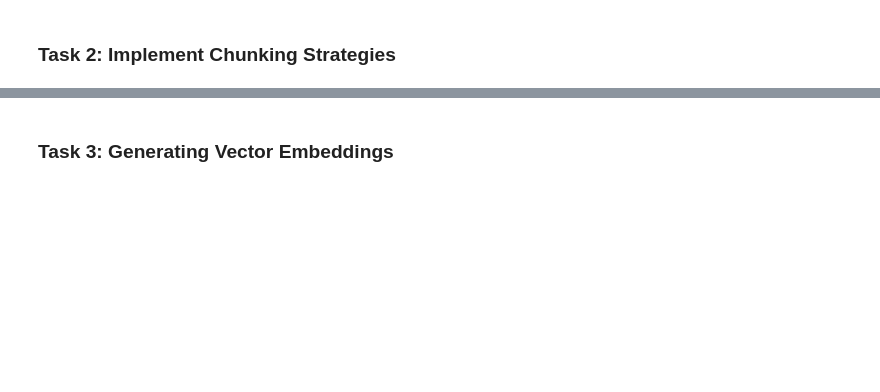
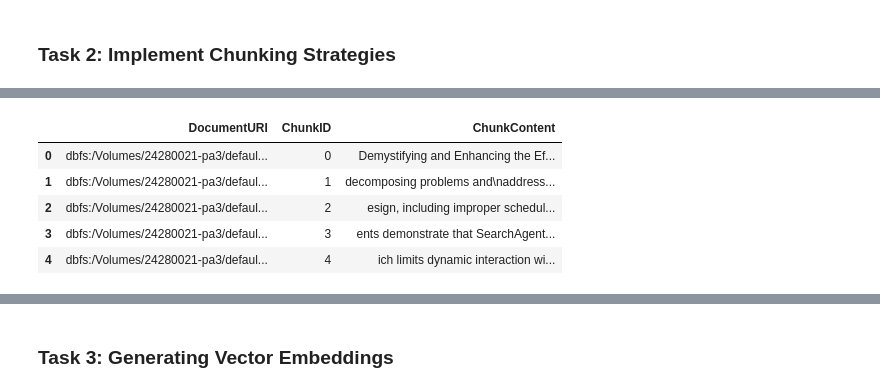
Before and after one commit to mariyamali4/cs5305, a Jupyter notebook: PA3/24280021_pa3.ipynb, the cells around one changed output, grey strips where cells are left out. Saved outputs shown, nothing was run; the diff lists cells and outputs as text; code cells hidden in the pictures; blank space fills up the shorter version.

```diff
--- a/PA3/24280021_pa3.ipynb
+++ b/PA3/24280021_pa3.ipynb
@@ -347,0 +371,3 @@ class MySemanticSplitter:
+# %%
+db_text = spark.sql("SELECT Content FROM `24280021-pa3`.knowledge_base_data.knowledge_base").collect()
+db_text
@@ -347,0 +378,8 @@ class MySemanticSplitter:
+# %%
+text_splitter = MyTextSplitter(chunk_size=512, chunk_overlap=50)
+
+all_chunks = []
+for row in db_text:
+    row_chunks = text_splitter.split_text(row.Content)
+    all_chunks.extend(row_chunks)
+len(all_chunks)
@@ -404,0 +544,6 @@ fixed_splitter = MyTextSplitter(chunk_size=512, chunk_overlap=50)
+# %%
+semantic_chunks2 = semantic_splitter.split_text(db_text[0].Content)
+
+for i, chunk in enumerate(semantic_chunks2):
+    print(f"\n--- Chunk {i+1} (Length: {len(chunk)}) ---")
+    print(chunk)
@@ -404,0 +570,22 @@ fixed_splitter = MyTextSplitter(chunk_size=512, chunk_overlap=50)
+# %%
+text_splitter = MyTextSplitter(chunk_size=512, chunk_overlap=50)
+
+# 1. Load the knowledge base table
+db_text = spark.sql("SELECT * FROM `24280021-pa3`.knowledge_base_data.knowledge_base").collect()
+
+# 2. Split the content into chunks
+all_chunks = []
+for row in db_text:
+    chunks = []
+    row_chunks = text_splitter.split_text(row.Content)
+    print(f"\nDocument URI: {row.DocumentURI}")
+    for i, chunk in enumerate(row_chunks):
+        chunks.append([row.DocumentURI, i, chunk])
+    all_chunks.extend(chunks)
+
+    for i, chunk in enumerate(row_chunks[:3]):  # Print only the first 3 chunks for brevity
+        print(f"Chunk {i+1} (Length: {len(chunk)}): {chunk[:100]}...")  # Print first 100 chars of each chunk
+
+print(f"\nTotal Chunks Created: {len(all_chunks)}")
+
+# 3. Write the chunks to a new table
@@ -404,0 +610,11 @@ fixed_splitter = MyTextSplitter(chunk_size=512, chunk_overlap=50)
+# %%
+df = spark.createDataFrame(all_chunks, schema=["DocumentURI", "ChunkID", "ChunkContent"])
+
+display(df.limit(5))
+# %% [output]
+|  | DocumentURI | ChunkID | ChunkContent |
+| 0 | dbfs:/Volumes/24280021-pa3/defaul... | 0 | Demystifying and Enhancing the Ef... |
+| 1 | dbfs:/Volumes/24280021-pa3/defaul... | 1 | decomposing problems and\naddress... |
+| 2 | dbfs:/Volumes/24280021-pa3/defaul... | 2 | esign, including improper schedul... |
+| 3 | dbfs:/Volumes/24280021-pa3/defaul... | 3 | ents demonstrate that SearchAgent... |
+| 4 | dbfs:/Volumes/24280021-pa3/defaul... | 4 | ich limits dynamic interaction wi... |
```
Also changed, not shown: parts of 42 cells of this notebook.
